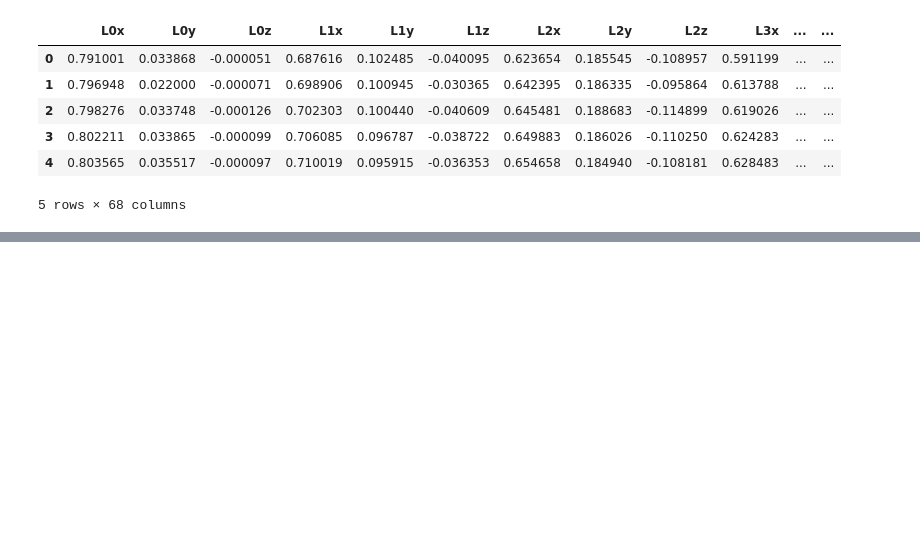
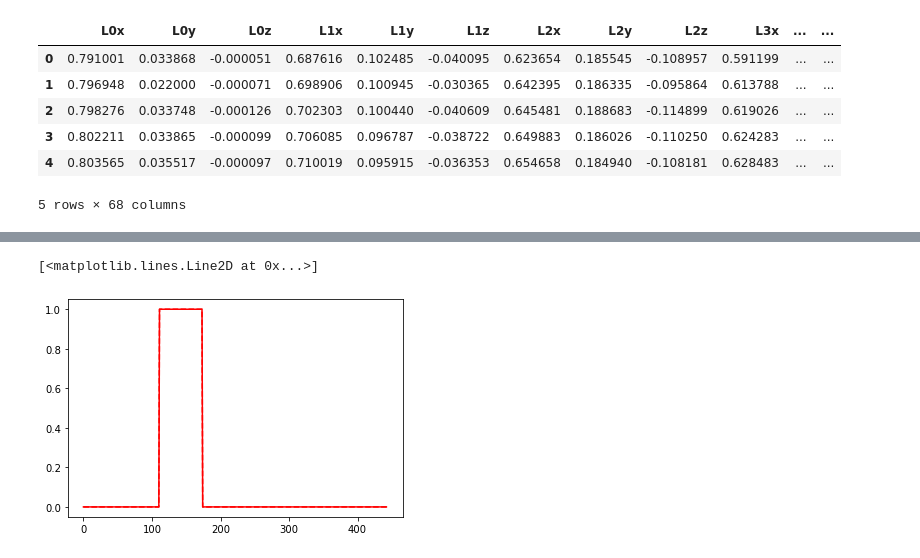
Before and after one commit to KNU-BrainAI-Capstone2021/SIB, a Jupyter notebook: model/project_rnn/key_input_classifier_rnn.ipynb, the cells around one changed output, grey strips where cells are left out. Cells and saved outputs as stored; diff of their text form; code cells hidden in the pictures; blank space fills up the shorter version.

```diff
--- a/model/project_rnn/key_input_classifier_rnn.ipynb
+++ b/model/project_rnn/key_input_classifier_rnn.ipynb
@@ -460,0 +461,2 @@ RNN score:  0.6659142212189616
+# %%
+predict = (np.array(predict_list) == 0).astype(int)
@@ -460,0 +481,8 @@ RNN score:  0.6659142212189616
+# %%
+size = len(y_test)
+
+plt.plot(range(size), y_test['a'], 'r--')
+plt.plot(predict,'r')
+# %% [output]
+[<matplotlib.lines.Line2D at 0x...>]
+[figure, added]
```
Also changed, not shown: parts of 11 cells of this notebook.
